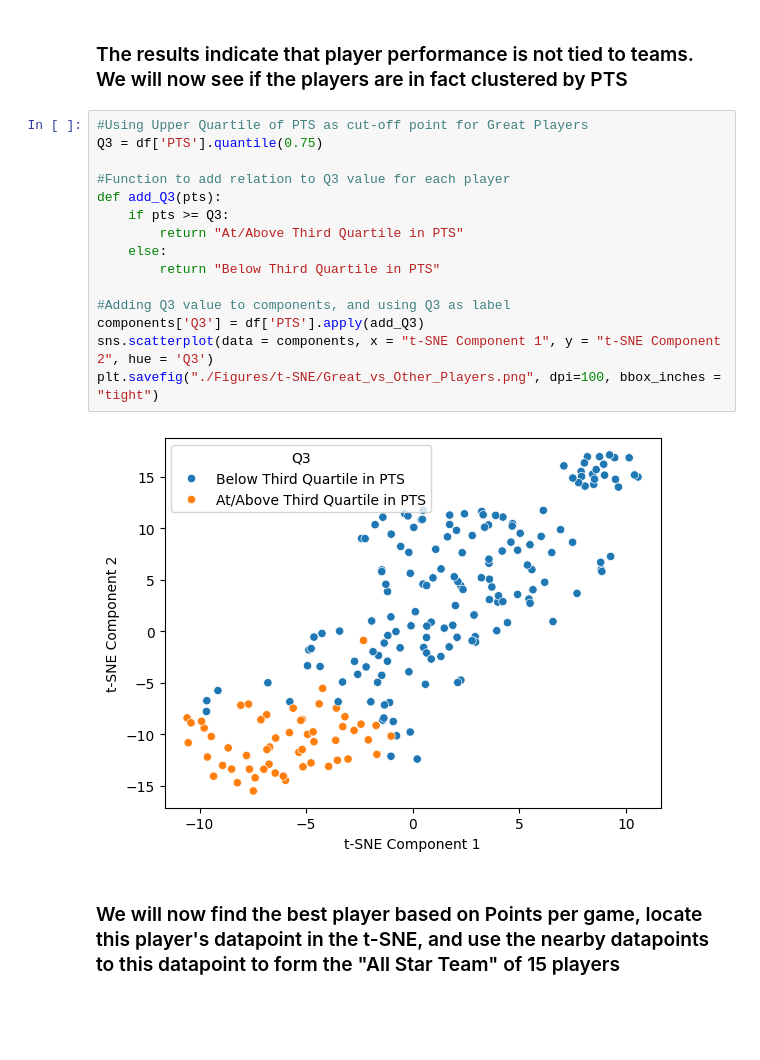
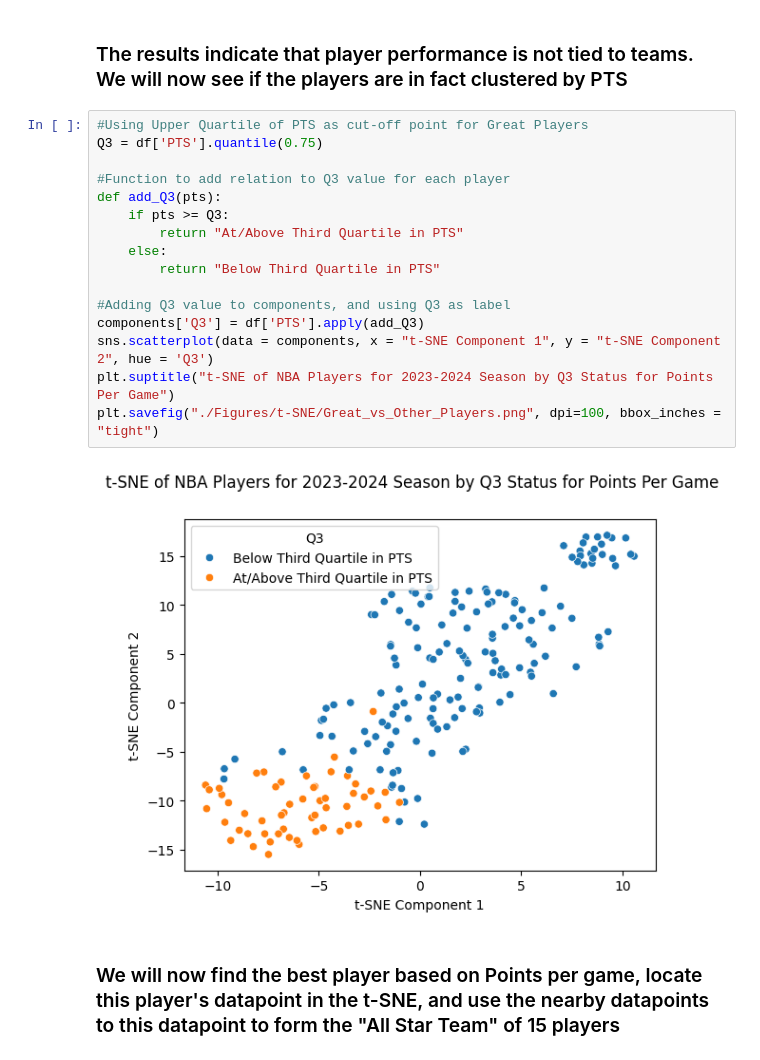
Before and after one commit to kjeeth04/NBA-pred, a Jupyter notebook: t-SNE.ipynb, the cells around one changed output. Cells and saved outputs as stored; diff of their text form; blank space fills up the shorter version.

Commit message:
updated tsne image

```diff
--- a/t-SNE.ipynb
+++ b/t-SNE.ipynb
@@ -58,20 +58,21 @@ plt.savefig("./Figures/t-SNE/NBA_Players_By_Team.png", dpi=100, bbox_inches = "t
 # %%
 #Using Upper Quartile of PTS as cut-off point for Great Players
 Q3 = df['PTS'].quantile(0.75)
 
 #Function to add relation to Q3 value for each player
 def add_Q3(pts):
     if pts >= Q3:
         return "At/Above Third Quartile in PTS"
     else:
         return "Below Third Quartile in PTS"
 
 #Adding Q3 value to components, and using Q3 as label
 components['Q3'] = df['PTS'].apply(add_Q3)
 sns.scatterplot(data = components, x = "t-SNE Component 1", y = "t-SNE Component 2", hue = 'Q3')
+plt.suptitle("t-SNE of NBA Players for 2023-2024 Season by Q3 Status for Points Per Game")
 plt.savefig("./Figures/t-SNE/Great_vs_Other_Players.png", dpi=100, bbox_inches = "tight")
 # %% [output]
-[figure, old version]
+[figure, new version]
 # %% [markdown]
 ### We will now find the best player based on Points per game, locate this player's datapoint in the t-SNE, and use the nearby datapoints to this datapoint to form the "All Star Team" of 15 players
 # %%
```
Also changed, not shown: 1 other file.
